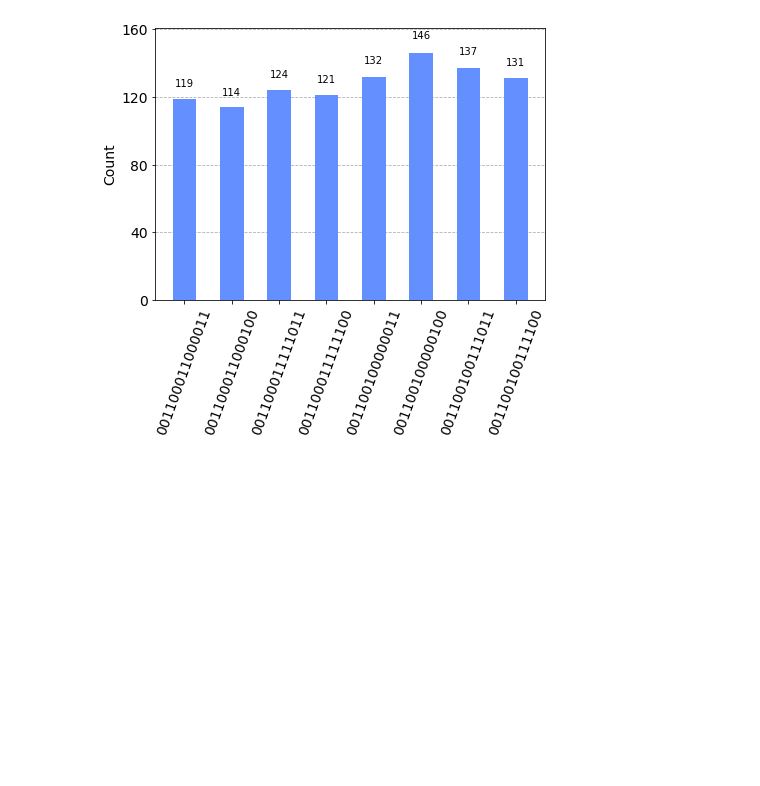
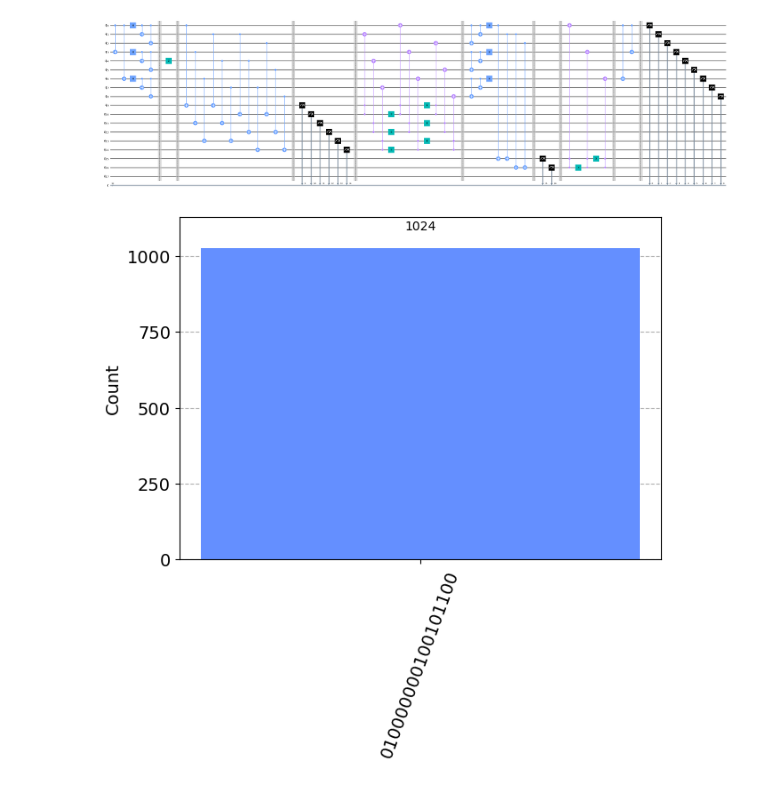
Before and after one commit to asajm/Quantum-Error-Correction, a Jupyter notebook: Shor_Code.ipynb, the cells around one changed output. Cells and saved outputs as stored; diff of their text form; code cells hidden in the pictures; blank space fills up the shorter version.

```diff
--- a/Shor_Code.ipynb
+++ b/Shor_Code.ipynb
@@ -82,13 +106,17 @@ def error_correction(qc):
 # %%
-qc = QuantumCircuit(17,17)
+qc = QuantumCircuit(18,18)
 
 create_encoding_circuit(qc)
 
 introduce_error(qc, 4, 'bit_flip')  # Example: Introduce error at qubit 4
 
-syndrome_measurement(qc)
+syndrome_measurement_1(qc)
 
-error_correction(qc)
+error_correction_1(qc)
+
+syndrome_measurement_2(qc)
+
+error_correction_2(qc)
 
 display(qc.draw(output='mpl', fold=-1))
 
@@ -103,9 +133,25 @@ plot_histogram(counts)
 # %%
-noise_model = get_noise(0,0)
+qc = QuantumCircuit(18,18)
+
+create_encoding_circuit(qc)
+
+introduce_error(qc, 4, 'phase_flip')  # Example: Introduce error at qubit 4
+
+syndrome_measurement_1(qc)
+
+error_correction_1(qc)
+
+syndrome_measurement_2(qc)
+
+error_correction_2(qc)
+
+display(qc.draw(output='mpl', fold=-1))
+
 
 qobj = assemble(qc)
-counts = aer_sim.run(qobj, noise_model=noise_model).result().get_counts()
+counts = aer_sim.run(qobj).result().get_counts()
 
 plot_histogram(counts)
 # %% [output]
-[figure, old version]
+[figure, new version]
+[figure, added]
```
Also changed, not shown: parts of 8 cells of this notebook.
